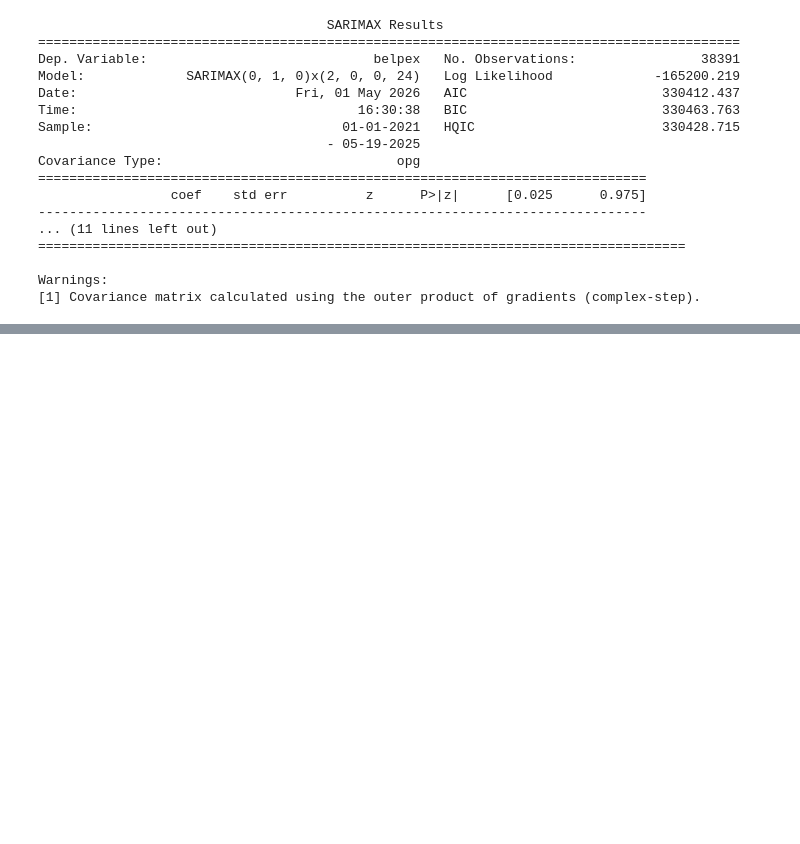
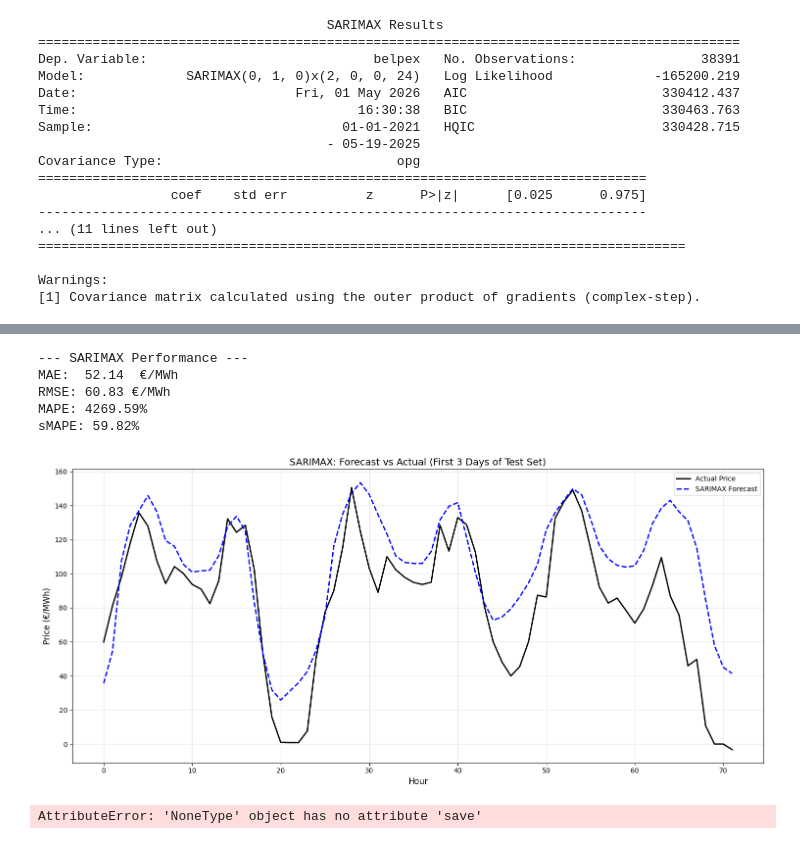
Before and after one commit to vuileKettelaar/SDS-Assignment, a Jupyter notebook: SARIMAX.ipynb, the cells around one changed output, grey strips where cells are left out. Cells and saved outputs as stored; diff of their text form; code cells hidden in the pictures; blank space fills up the shorter version.

```diff
--- a/SARIMAX.ipynb
+++ b/SARIMAX.ipynb
@@ -165,6 +177,6 @@ model_2 = SARIMAX(
     enforce_invertibility=False
 )
 
-fitted = model.fit(disp=False)
+fitted = model_2.fit(disp=False)
 print(fitted.summary())
 # %% [output]
@@ -187,0 +202,53 @@ Warnings:
+# %%
+# Generate forecasts on test set
+forecast = fitted.forecast(
+    steps=len(y_test),
+    exog=exog_test
+)
+
+# Calculate metrics (same as your ANN evaluation)
+mae  = mean_absolute_error(y_test, forecast)
+rmse = np.sqrt(mean_squared_error(y_test, forecast))
+mask = y_test.values != 0 #Filter out the zero value
+mape = np.mean(np.abs((y_test.values[mask] - forecast.values[mask]) / y_test.values[mask])) * 100
+
+smape = np.mean(2 * np.abs(forecast.values - y_test.values) / (np.abs(y_test.values) + np.abs(forecast.values))) * 100
+
+print("\n--- SARIMAX Performance ---")
+print(f"MAE:  {mae:.2f}  €/MWh")
+print(f"RMSE: {rmse:.2f} €/MWh")
+print(f"MAPE: {mape:.2f}%")
+print(f"sMAPE: {smape:.2f}%")
+# %% [output]
+--- SARIMAX Performance ---
+MAE:  52.14  €/MWh
+RMSE: 60.83 €/MWh
+MAPE: 4269.59%
+sMAPE: 59.82%
+# %%
+# Plot first 3 days of test set (matching your ANN plot)
+n_plot = 72  # 3 days × 24 hours
+
+plt.figure(figsize=(15, 7))
+plt.plot(y_test.values[:n_plot],
+         label='Actual Price',
+         color='black', linewidth=2)
+plt.plot(forecast.values[:n_plot],
+         label='SARIMAX Forecast',
+         color='blue', linestyle='--', linewidth=2)
+
+plt.title('SARIMAX: Forecast vs Actual (First 3 Days of Test Set)', fontsize=14)
+plt.xlabel('Hour', fontsize=12)
+plt.ylabel('Price (€/MWh)', fontsize=12)
+plt.legend()
+plt.grid(True, alpha=0.3)
+plt.tight_layout()
+plt.show()
+# %% [output]
+[figure, added]
+# %%
+# Save the Sarimax model 2 for later comparison
+fitted_stripped = sarimax_model_fitted.remove_data()
+fitted_stripped.save('sarimax_fitted.pkl')
+# %% [output]
+AttributeError: 'NoneType' object has no attribute 'save'
```
Also changed, not shown: parts of 5 cells of this notebook, 1 other file.
